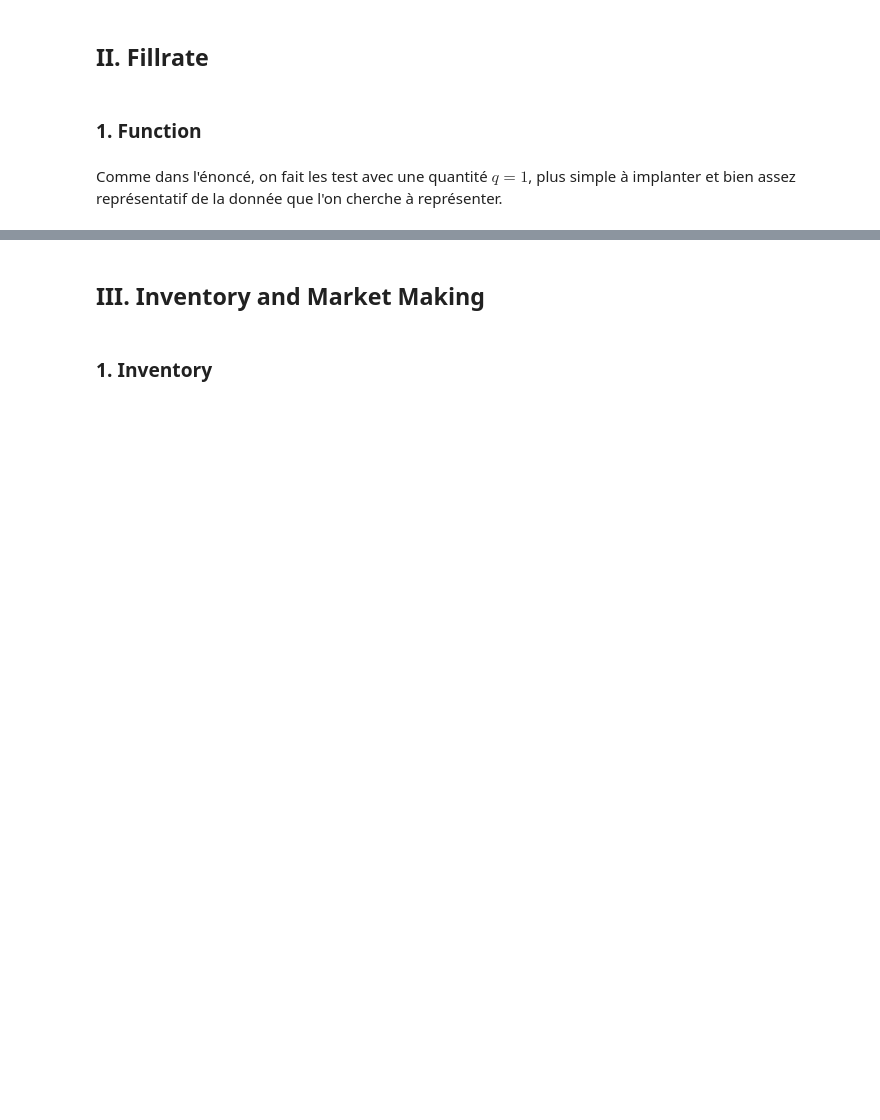
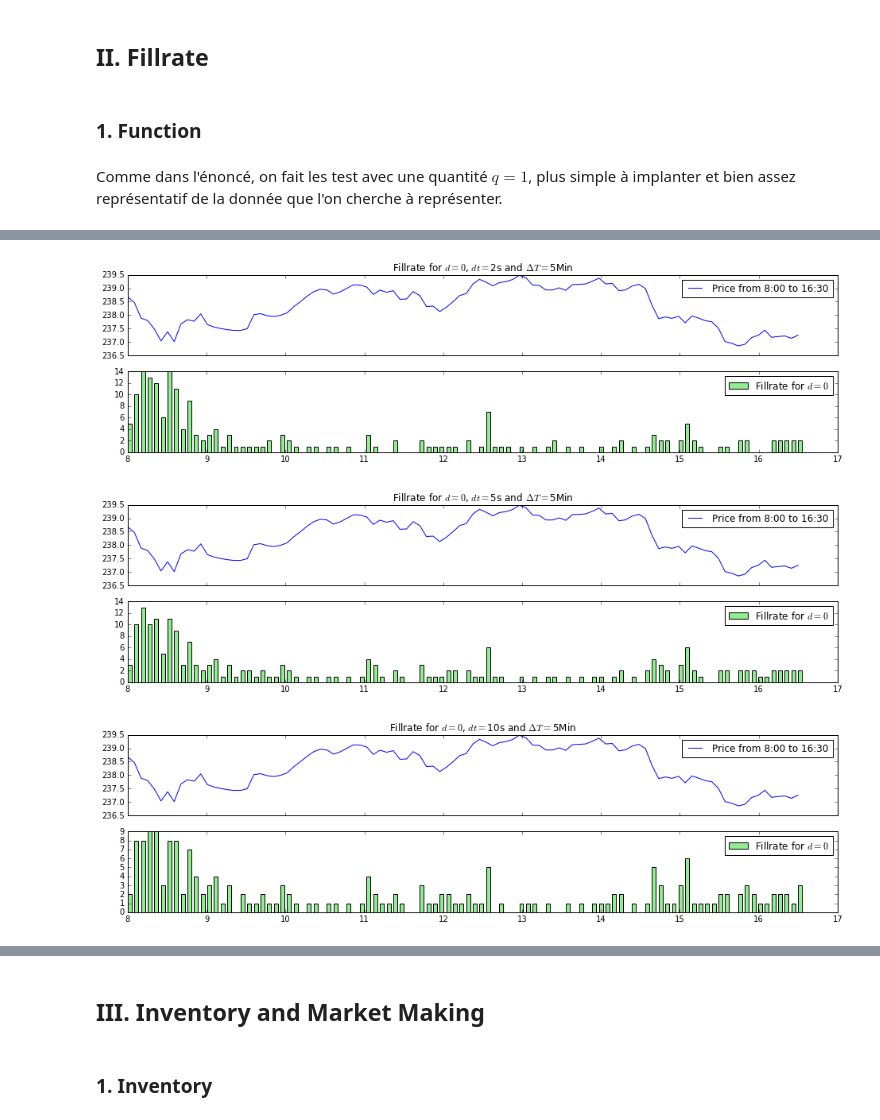
Before and after one commit to m-legrand/TD_Laruelle, a Jupyter notebook: Seance4/TP4.ipynb, the cells around one changed output, grey strips where cells are left out. Saved outputs shown, nothing was run; the diff lists cells and outputs as text; code cells hidden in the pictures; blank space fills up the shorter version.

```diff
--- a/Seance4/TP4.ipynb
+++ b/Seance4/TP4.ipynb
@@ -188,0 +234,10 @@ printFillRate(d=0) # Set d as wanted amongst {0,1,2}
+# %%
+# Exemple 2 : Tracé pour différentes échelles de temps
+
+plotFillRate(dt='2s', DT='5Min')
+plotFillRate(dt='5s', DT='5Min')
+plotFillRate(dt='10s', DT='5Min')
+# %% [output]
+[figure, added]
+[figure, added]
+[figure, added]
```
Also changed, not shown: parts of 12 cells of this notebook.
